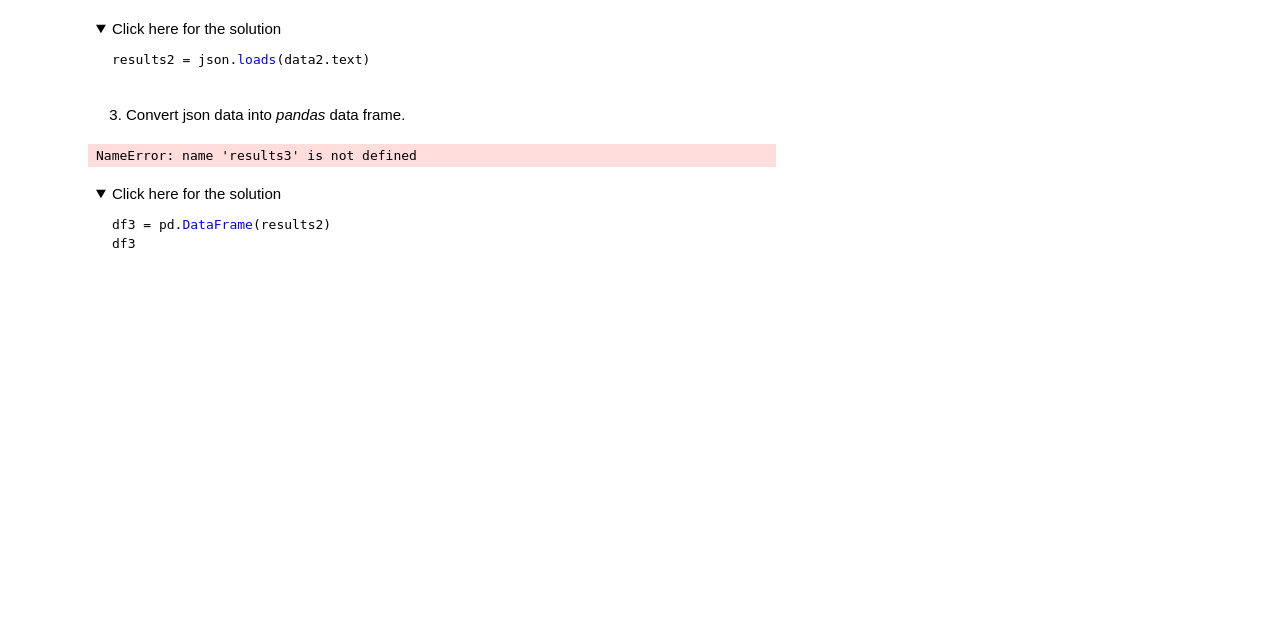
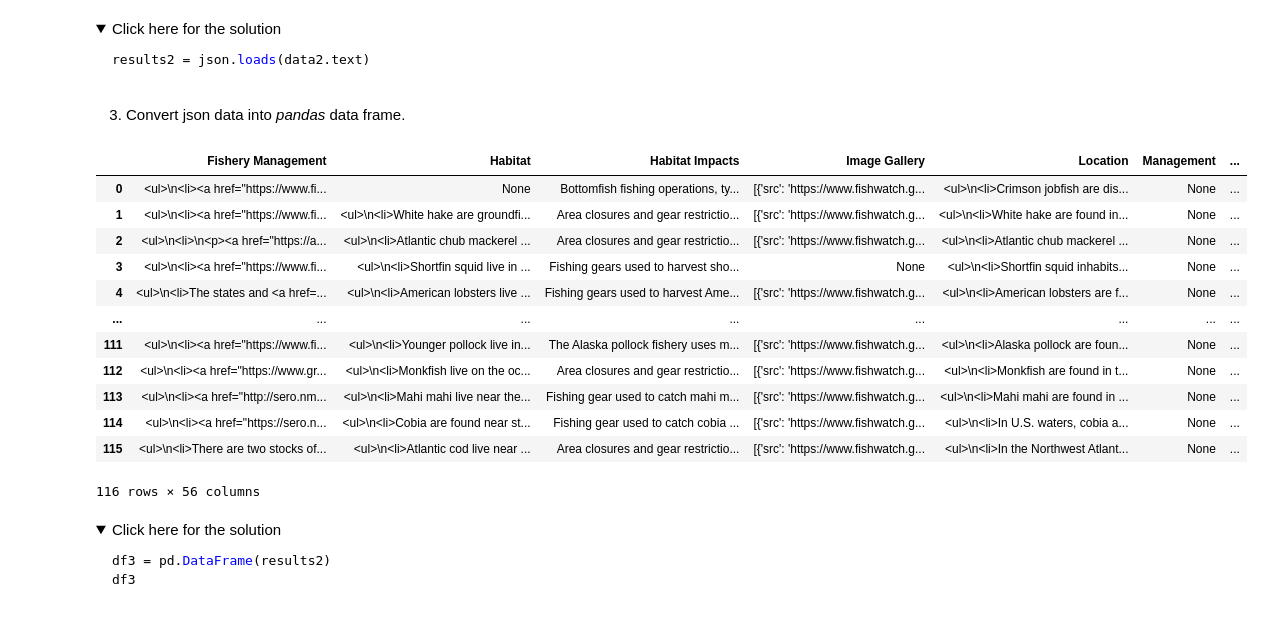
Before and after one commit to shasha920/APIPython, a Jupyter notebook: APIPython.ipynb, the cells around one changed output. Saved outputs shown, nothing was run; the diff lists cells and outputs as text; code cells hidden in the pictures; folded sections open; blank space fills up the shorter version.

```diff
--- a/APIPython.ipynb
+++ b/APIPython.ipynb
@@ -288,9 +288,22 @@ results2 = json.loads(data2.text)
 3.  Convert json data into *pandas* data frame.
 # %%
 # Write your code here
-pd.DataFrame(results3)
+df3=pd.DataFrame(results3)
+df3
 # %% [output]
+|  | Fishery Management | Habitat | Habitat Impacts | Image Gallery | Location | Management | ... |
+| 0 | <ul>\n<li><a href="https://www.fi... | None | Bottomfish fishing operations, ty... | [{'src': 'https://www.fishwatch.g... | <ul>\n<li>Crimson jobfish are dis... | None | ... |
+| 1 | <ul>\n<li><a href="https://www.fi... | <ul>\n<li>White hake are groundfi... | Area closures and gear restrictio... | [{'src': 'https://www.fishwatch.g... | <ul>\n<li>White hake are found in... | None | ... |
+| 2 | <ul>\n<li>\n<p><a href="https://a... | <ul>\n<li>Atlantic chub mackerel ... | Area closures and gear restrictio... | [{'src': 'https://www.fishwatch.g... | <ul>\n<li>Atlantic chub mackerel ... | None | ... |
+| 3 | <ul>\n<li><a href="https://www.fi... | <ul>\n<li>Shortfin squid live in ... | Fishing gears used to harvest sho... | None | <ul>\n<li>Shortfin squid inhabits... | None | ... |
+| 4 | <ul>\n<li>The states and <a href=... | <ul>\n<li>American lobsters live ... | Fishing gears used to harvest Ame... | [{'src': 'https://www.fishwatch.g... | <ul>\n<li>American lobsters are f... | None | ... |
+| ... | ... | ... | ... | ... | ... | ... | ... |
+| 111 | <ul>\n<li><a href="https://www.fi... | <ul>\n<li>Younger pollock live in... | The Alaska pollock fishery uses m... | [{'src': 'https://www.fishwatch.g... | <ul>\n<li>Alaska pollock are foun... | None | ... |
+| 112 | <ul>\n<li><a href="https://www.gr... | <ul>\n<li>Monkfish live on the oc... | Area closures and gear restrictio... | [{'src': 'https://www.fishwatch.g... | <ul>\n<li>Monkfish are found in t... | None | ... |
+| 113 | <ul>\n<li><a href="http://sero.nm... | <ul>\n<li>Mahi mahi live near the... | Fishing gear used to catch mahi m... | [{'src': 'https://www.fishwatch.g... | <ul>\n<li>Mahi mahi are found in ... | None | ... |
+| 114 | <ul>\n<li><a href="https://sero.n... | <ul>\n<li>Cobia are found near st... | Fishing gear used to catch cobia ... | [{'src': 'https://www.fishwatch.g... | <ul>\n<li>In U.S. waters, cobia a... | None | ... |
+| 115 | <ul>\n<li>There are two stocks of... | <ul>\n<li>Atlantic cod live near ... | Area closures and gear restrictio... | [{'src': 'https://www.fishwatch.g... | <ul>\n<li>In the Northwest Atlant... | None | ... |
-NameError: name 'results3' is not defined
+116 rows × 56 columns
 # %% [markdown]
 <details><summary>Click here for the solution</summary>
 
```
